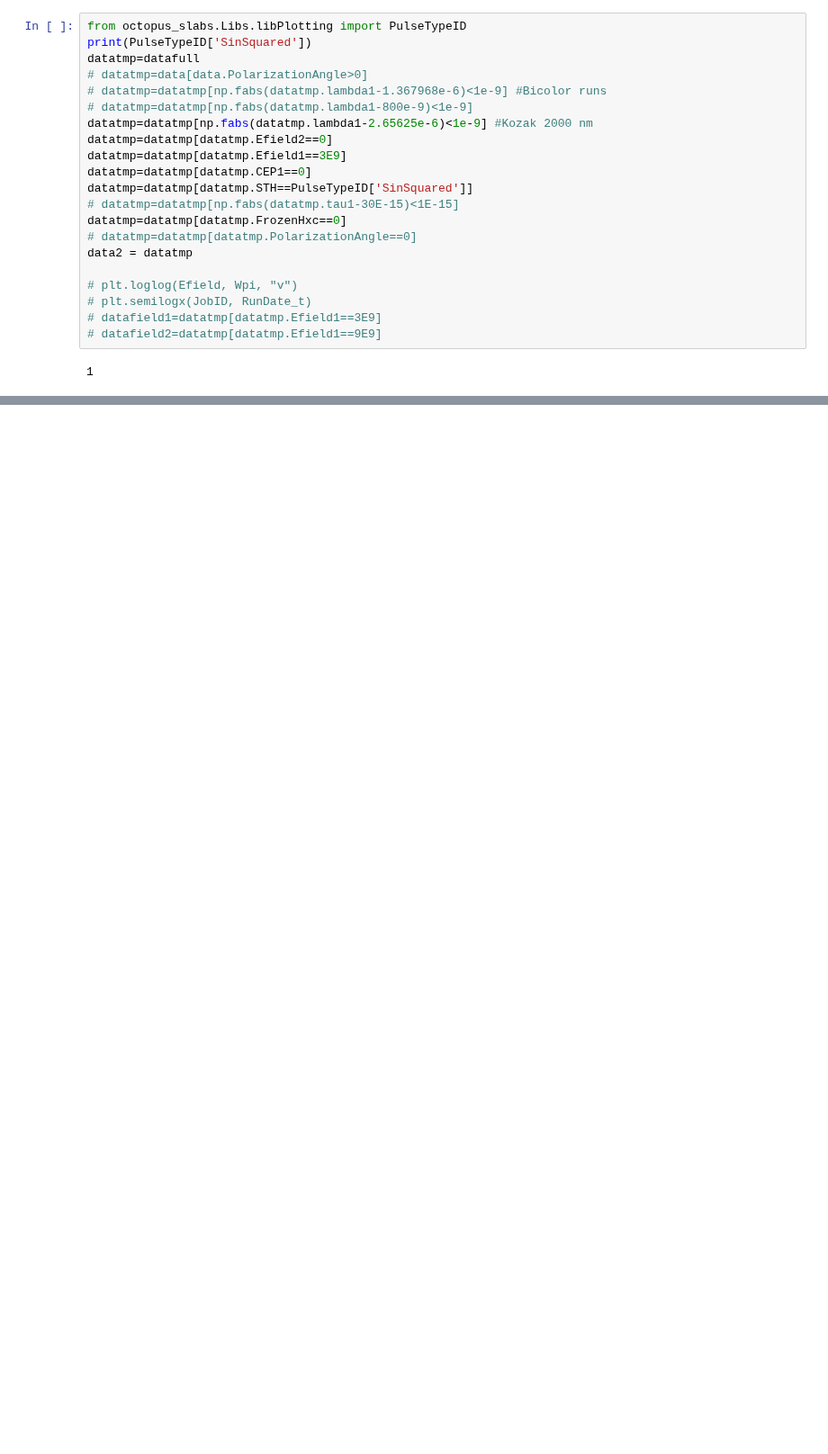
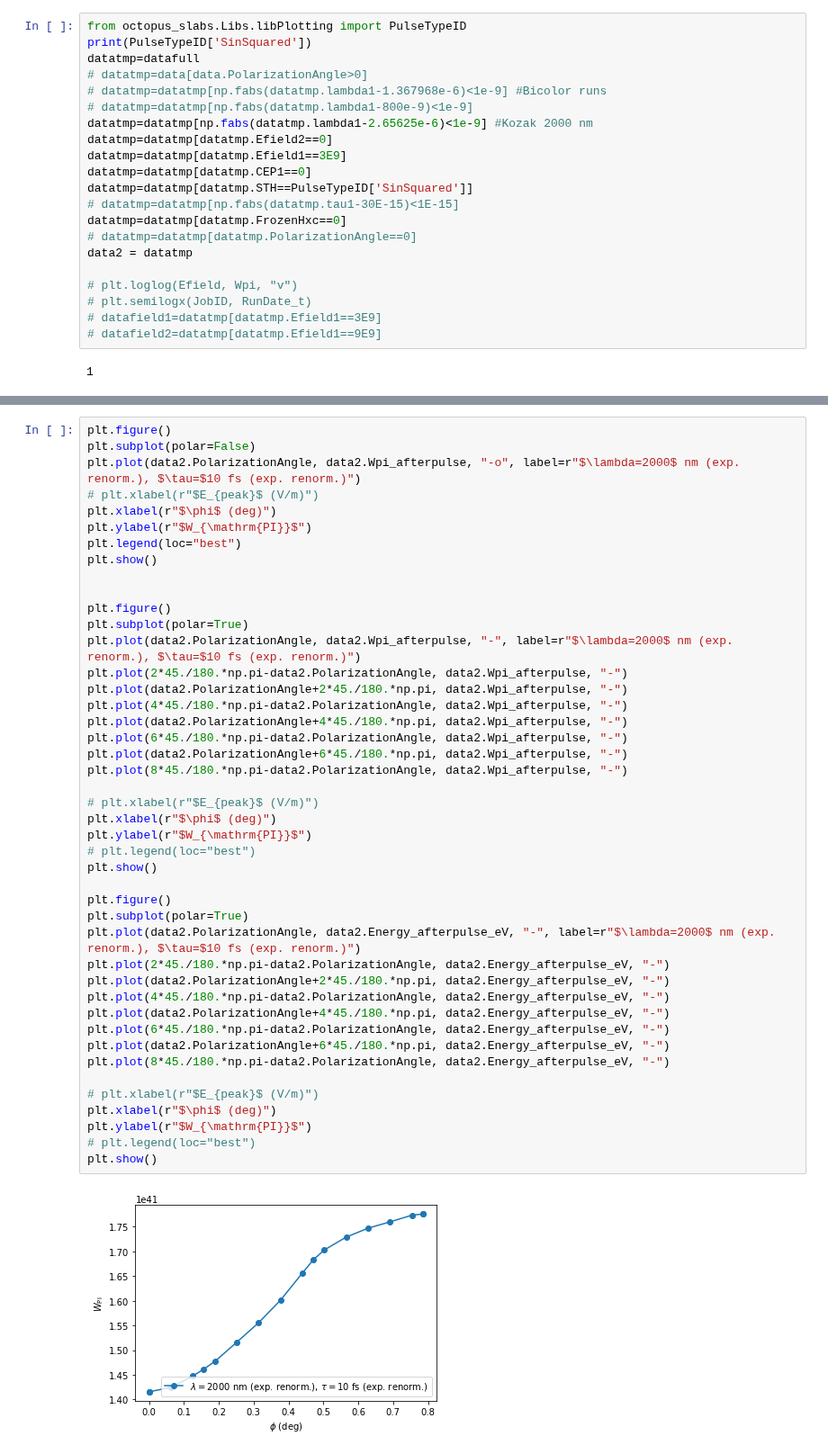
Before and after one commit to tjyderrien/octopus-quantumlap, a Jupyter notebook: Maths/Tibo-biatrisrv/Anisotropic absorption in Si (2000 nm).ipynb, the cells around one changed output, grey strips where cells are left out. Shown at 90% size. Cells and saved outputs as stored; diff of their text form; blank space fills up the shorter version.

```diff
--- a/Maths/Tibo-biatrisrv/Anisotropic absorption in Si (2000 nm).ipynb
+++ b/Maths/Tibo-biatrisrv/Anisotropic absorption in Si (2000 nm).ipynb
@@ -197,0 +230,46 @@ plt.legend()
+# %%
+plt.figure()
+plt.subplot(polar=False)
+plt.plot(data2.PolarizationAngle, data2.Wpi_afterpulse, "-o", label=r"$\lambda=2000$ nm (exp. renorm.), $\tau=$10 fs (exp. renorm.)")
+# plt.xlabel(r"$E_{peak}$ (V/m)")
+plt.xlabel(r"$\phi$ (deg)")
+plt.ylabel(r"$W_{\mathrm{PI}}$")
+plt.legend(loc="best")
+plt.show()
+
+
+plt.figure()
+plt.subplot(polar=True)
+plt.plot(data2.PolarizationAngle, data2.Wpi_afterpulse, "-", label=r"$\lambda=2000$ nm (exp. renorm.), $\tau=$10 fs (exp. renorm.)")
+plt.plot(2*45./180.*np.pi-data2.PolarizationAngle, data2.Wpi_afterpulse, "-")
+plt.plot(data2.PolarizationAngle+2*45./180.*np.pi, data2.Wpi_afterpulse, "-")
+plt.plot(4*45./180.*np.pi-data2.PolarizationAngle, data2.Wpi_afterpulse, "-")
+plt.plot(data2.PolarizationAngle+4*45./180.*np.pi, data2.Wpi_afterpulse, "-")
+plt.plot(6*45./180.*np.pi-data2.PolarizationAngle, data2.Wpi_afterpulse, "-")
+plt.plot(data2.PolarizationAngle+6*45./180.*np.pi, data2.Wpi_afterpulse, "-")
+plt.plot(8*45./180.*np.pi-data2.PolarizationAngle, data2.Wpi_afterpulse, "-")
+
+# plt.xlabel(r"$E_{peak}$ (V/m)")
+plt.xlabel(r"$\phi$ (deg)")
+plt.ylabel(r"$W_{\mathrm{PI}}$")
+# plt.legend(loc="best")
+plt.show()
+
+plt.figure()
+plt.subplot(polar=True)
+plt.plot(data2.PolarizationAngle, data2.Energy_afterpulse_eV, "-", label=r"$\lambda=2000$ nm (exp. renorm.), $\tau=$10 fs (exp. renorm.)")
+plt.plot(2*45./180.*np.pi-data2.PolarizationAngle, data2.Energy_afterpulse_eV, "-")
+plt.plot(data2.PolarizationAngle+2*45./180.*np.pi, data2.Energy_afterpulse_eV, "-")
+plt.plot(4*45./180.*np.pi-data2.PolarizationAngle, data2.Energy_afterpulse_eV, "-")
+plt.plot(data2.PolarizationAngle+4*45./180.*np.pi, data2.Energy_afterpulse_eV, "-")
+plt.plot(6*45./180.*np.pi-data2.PolarizationAngle, data2.Energy_afterpulse_eV, "-")
+plt.plot(data2.PolarizationAngle+6*45./180.*np.pi, data2.Energy_afterpulse_eV, "-")
+plt.plot(8*45./180.*np.pi-data2.PolarizationAngle, data2.Energy_afterpulse_eV, "-")
+
+# plt.xlabel(r"$E_{peak}$ (V/m)")
+plt.xlabel(r"$\phi$ (deg)")
+plt.ylabel(r"$W_{\mathrm{PI}}$")
+# plt.legend(loc="best")
+plt.show()
+# %% [output]
+[figure, added]
```
Also changed, not shown: parts of 12 cells of this notebook, 5 other files.
